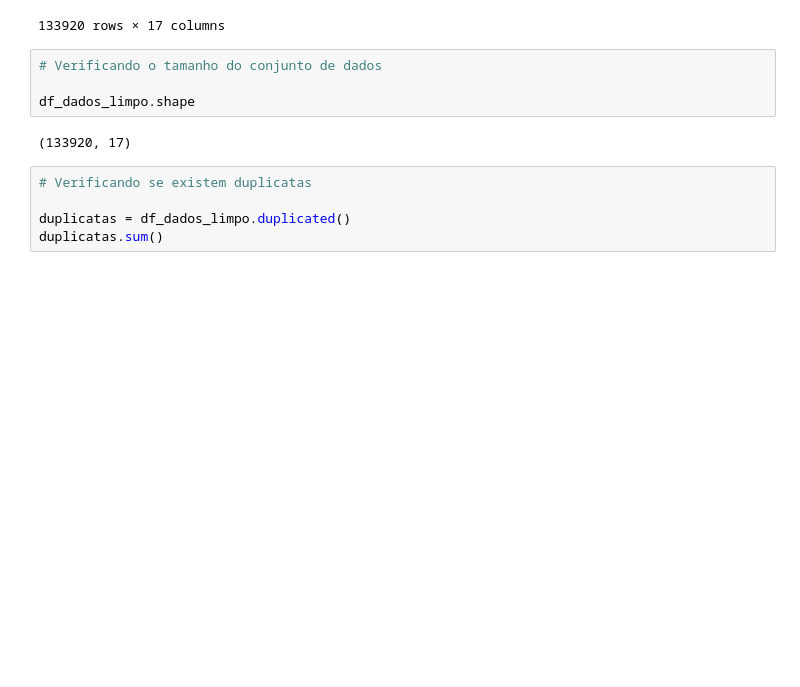
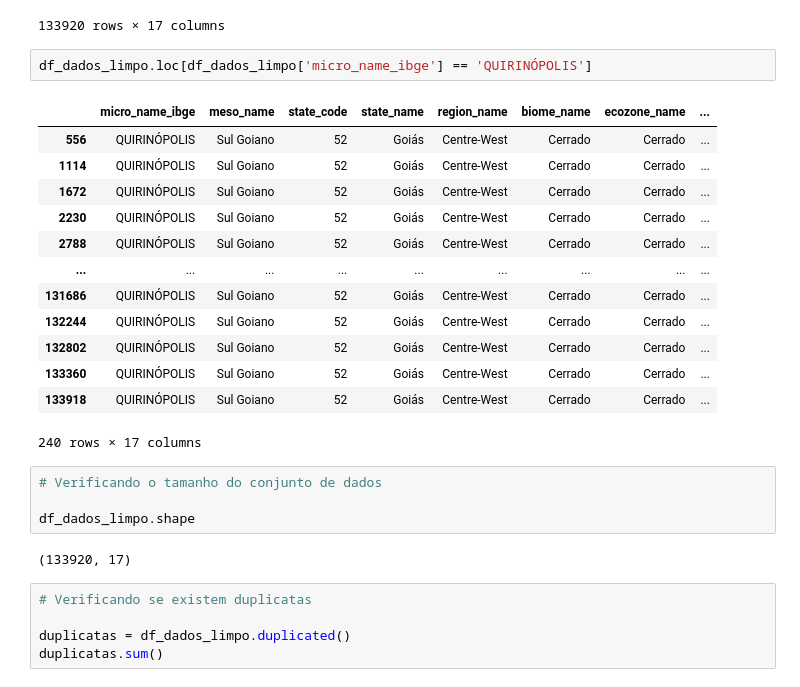
Before and after one commit to luiz-prado/analises_exploratorias, a Jupyter notebook: casos_dengue_brasil/EDA_dengue_2000_2019.ipynb, the cells around one changed output. Saved outputs shown, nothing was run; the diff lists cells and outputs as text; blank space fills up the shorter version.

```diff
--- a/casos_dengue_brasil/EDA_dengue_2000_2019.ipynb
+++ b/casos_dengue_brasil/EDA_dengue_2000_2019.ipynb
@@ -130,6 +140,22 @@ display(df_dados_limpo)
 | 133918 | QUIRINÓPOLIS | Sul Goiano | 52 | Goiás | Centre-West | Cerrado | Cerrado | ... |
 | 133919 | BRASÍLIA | Distrito Federal | 53 | Distrito Federal | Centre-West | Cerrado | Cerrado | ... |
 133920 rows × 17 columns
+# %%
+df_dados_limpo.loc[df_dados_limpo['micro_name_ibge'] == 'QUIRINÓPOLIS']
+# %% [output]
+|  | micro_name_ibge | meso_name | state_code | state_name | region_name | biome_name | ecozone_name | ... |
+| 556 | QUIRINÓPOLIS | Sul Goiano | 52 | Goiás | Centre-West | Cerrado | Cerrado | ... |
+| 1114 | QUIRINÓPOLIS | Sul Goiano | 52 | Goiás | Centre-West | Cerrado | Cerrado | ... |
+| 1672 | QUIRINÓPOLIS | Sul Goiano | 52 | Goiás | Centre-West | Cerrado | Cerrado | ... |
+| 2230 | QUIRINÓPOLIS | Sul Goiano | 52 | Goiás | Centre-West | Cerrado | Cerrado | ... |
+| 2788 | QUIRINÓPOLIS | Sul Goiano | 52 | Goiás | Centre-West | Cerrado | Cerrado | ... |
+| ... | ... | ... | ... | ... | ... | ... | ... | ... |
+| 131686 | QUIRINÓPOLIS | Sul Goiano | 52 | Goiás | Centre-West | Cerrado | Cerrado | ... |
+| 132244 | QUIRINÓPOLIS | Sul Goiano | 52 | Goiás | Centre-West | Cerrado | Cerrado | ... |
+| 132802 | QUIRINÓPOLIS | Sul Goiano | 52 | Goiás | Centre-West | Cerrado | Cerrado | ... |
+| 133360 | QUIRINÓPOLIS | Sul Goiano | 52 | Goiás | Centre-West | Cerrado | Cerrado | ... |
+| 133918 | QUIRINÓPOLIS | Sul Goiano | 52 | Goiás | Centre-West | Cerrado | Cerrado | ... |
+240 rows × 17 columns
 # %%
 # Verificando o tamanho do conjunto de dados
 
```
Also changed, not shown: parts of 8 cells of this notebook.
